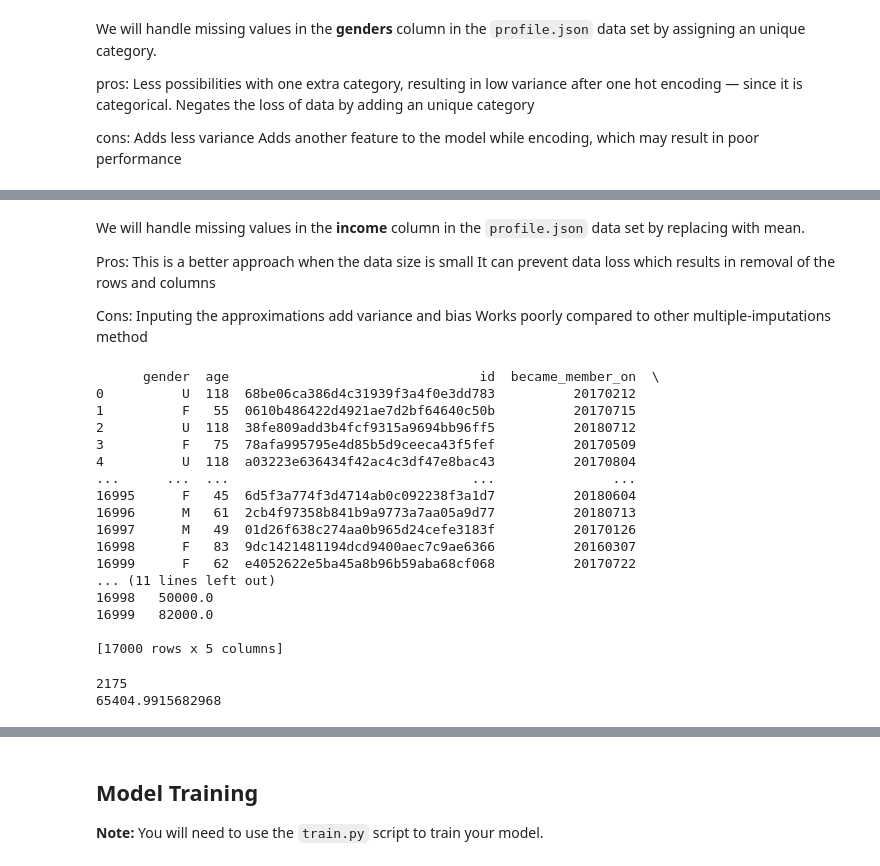
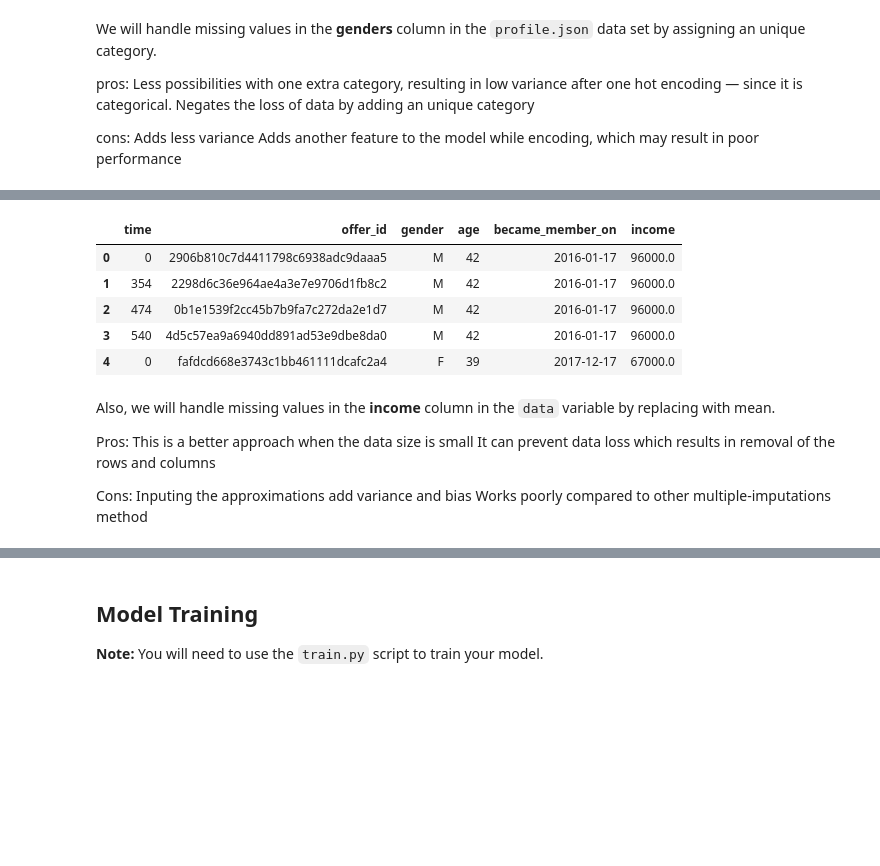
Before and after one commit to beauvilerobed/predict-consumer-responses, a Jupyter notebook: sagemaker.ipynb, the cells around one changed output, grey strips where cells are left out. Drawn from its saved outputs; the diff is of its cells as text; code cells hidden in the pictures; blank space fills up the shorter version.

```diff
--- a/sagemaker.ipynb
+++ b/sagemaker.ipynb
@@ -125,0 +127,3 @@ Adds another feature to the model while encoding, which may result in poor perfo
+# %%
+new_transcript = transcript[transcript['event'].str.startswith('o')]
+new_transcript.head()
@@ -126,5 +137,27 @@ Adds another feature to the model while encoding, which may result in poor perfo
+# %%
+# Split / Explode a column of dictionaries into separate columns
+new_transcript = pd.concat([new_transcript.drop(['value'], axis=1), new_transcript['value'].apply(pd.Series)], axis=1)
+# %%
+to_drop = ['offer id',
+           'event',
+           'id',
+           'reward']
+
+new_transcript = new_transcript.dropna(subset = ["offer_id"]).rename(columns={"person": "id"})
+data = pd.merge(new_transcript, profile, on="id")
+data['became_member_on'] = pd.to_datetime(data['became_member_on'],format='%Y%m%d')
+data.drop(to_drop, inplace=True, axis=1)
+
+data.head()
+# %% [output]
+|  | time | offer_id | gender | age | became_member_on | income |
+| 0 | 0 | 2906b810c7d4411798c6938adc9daaa5 | M | 42 | 2016-01-17 | 96000.0 |
+| 1 | 354 | 2298d6c36e964ae4a3e7e9706d1fb8c2 | M | 42 | 2016-01-17 | 96000.0 |
+| 2 | 474 | 0b1e1539f2cc45b7b9fa7c272da2e1d7 | M | 42 | 2016-01-17 | 96000.0 |
+| 3 | 540 | 4d5c57ea9a6940dd891ad53e9dbe8da0 | M | 42 | 2016-01-17 | 96000.0 |
+| 4 | 0 | fafdcd668e3743c1bb461111dcafc2a4 | F | 39 | 2017-12-17 | 67000.0 |
 # %% [markdown]
-We will handle missing values in the <strong>income</strong> column in the `profile.json` data set by replacing with mean.
+Also, we will handle missing values in the <strong>income</strong> column in the `data` variable by replacing with mean.
 
 Pros:
 This is a better approach when the data size is small
@@ -133,33 +166,4 @@ It can prevent data loss which results in removal of the rows and columns
 Cons:
 Inputing the approximations add variance and bias
 Works poorly compared to other multiple-imputations method
-# %%
-profile["gender"].fillna('U', inplace=True)
-print(profile)
-# %% [output]
-      gender  age                                id  became_member_on  \
-0          U  118  68be06ca386d4c31939f3a4f0e3dd783          20170212
-1          F   55  0610b486422d4921ae7d2bf64640c50b          20170715
-2          U  118  38fe809add3b4fcf9315a9694bb96ff5          20180712
-3          F   75  78afa995795e4d85b5d9ceeca43f5fef          20170509
-4          U  118  a03223e636434f42ac4c3df47e8bac43          20170804
-...      ...  ...                               ...               ...
-16995      F   45  6d5f3a774f3d4714ab0c092238f3a1d7          20180604
-16996      M   61  2cb4f97358b841b9a9773a7aa05a9d77          20180713
-16997      M   49  01d26f638c274aa0b965d24cefe3183f          20170126
-16998      F   83  9dc1421481194dcd9400aec7c9ae6366          20160307
-16999      F   62  e4052622e5ba45a8b96b59aba68cf068          20170722
-... (11 lines left out)
-16998   50000.0
-16999   82000.0
-
-[17000 rows x 5 columns]
-# %%
-num = profile["income"].isnull().sum()
-print(num)
-mean_val = profile["income"].mean()
-print(mean_val)
-# %% [output]
-2175
-65404.9915682968
 # %%
```
Also changed, not shown: parts of 10 cells of this notebook.
